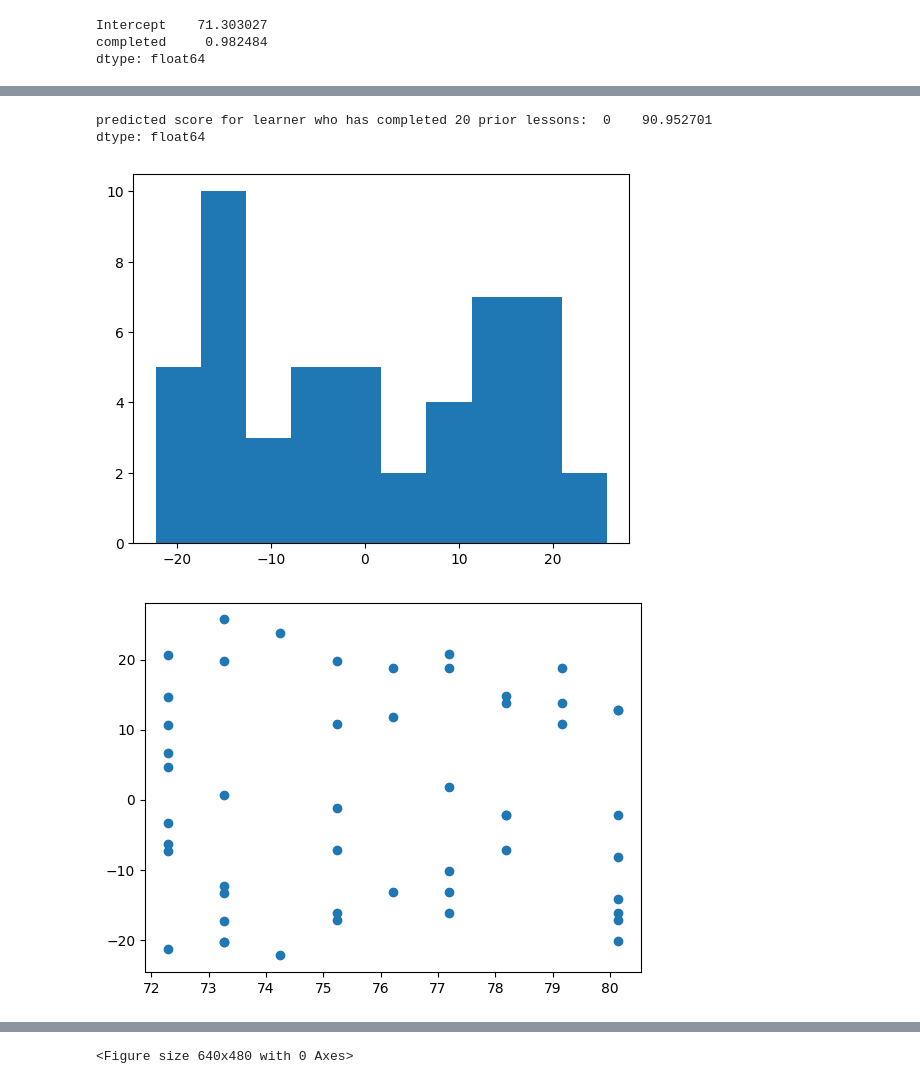
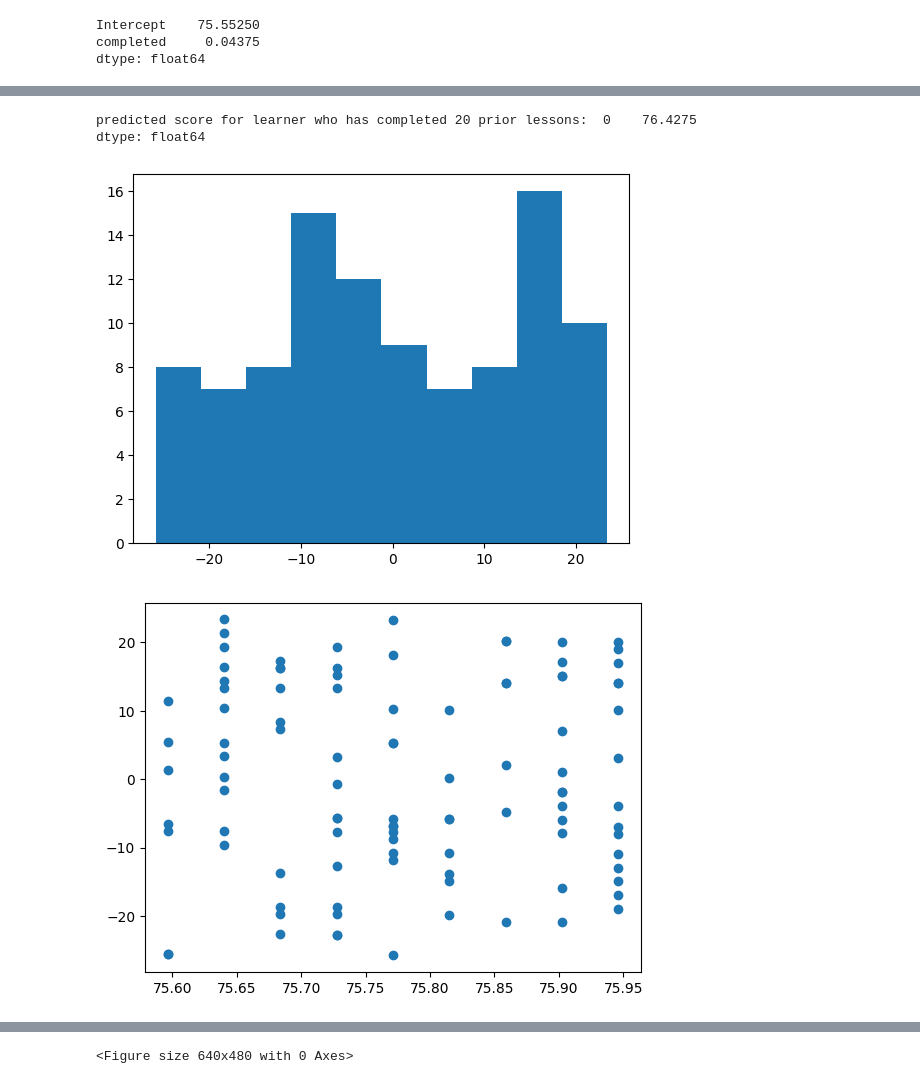
Before and after one commit to Aicoaching2025/Linear-Regression, a Jupyter notebook: LinearRegression.ipynb, the cells around one changed output, grey strips where cells are left out. Drawn from its saved outputs; the diff is of its cells as text; code cells hidden in the pictures.

```diff
--- a/LinearRegression.ipynb
+++ b/LinearRegression.ipynb
@@ -9,7 +9,7 @@ import statsmodels.api as sm
 from IPython.display import display
 
 # Generate sample data
-num_records = 50  # Adjust the number of records
+num_records = 100  # Adjust the number of records
 
 data = {
     "score": np.random.randint(50, 100, num_records),  # Random scores between 50 and 100
@@ -64,7 +64,7 @@ plt.show()
 plt.clf()
 
 # Predict score for learner who has completed 20 prior lessons
-pred20 = results.params[0] + results.params[1]*20
+pred20 = results.params.iloc[0] + results.params.iloc[1]*20
 #OR
 newdata = {'completed':[20]}
 pred20 = results.predict(newdata)
@@ -101,3 +101,3 @@ plt.clf()
-Intercept    71.303027
-completed     0.982484
+Intercept    75.55250
+completed     0.04375
 dtype: float64
@@ -105,4 +105,4 @@ dtype: float64
-predicted score for learner who has completed 20 prior lessons:  0    90.952701
+predicted score for learner who has completed 20 prior lessons:  0    76.4275
 dtype: float64
-[figure, old version]
+[figure, new version]
-[figure, old version]
+[figure, new version]
```
Also changed, not shown: parts of 2 cells of this notebook.
